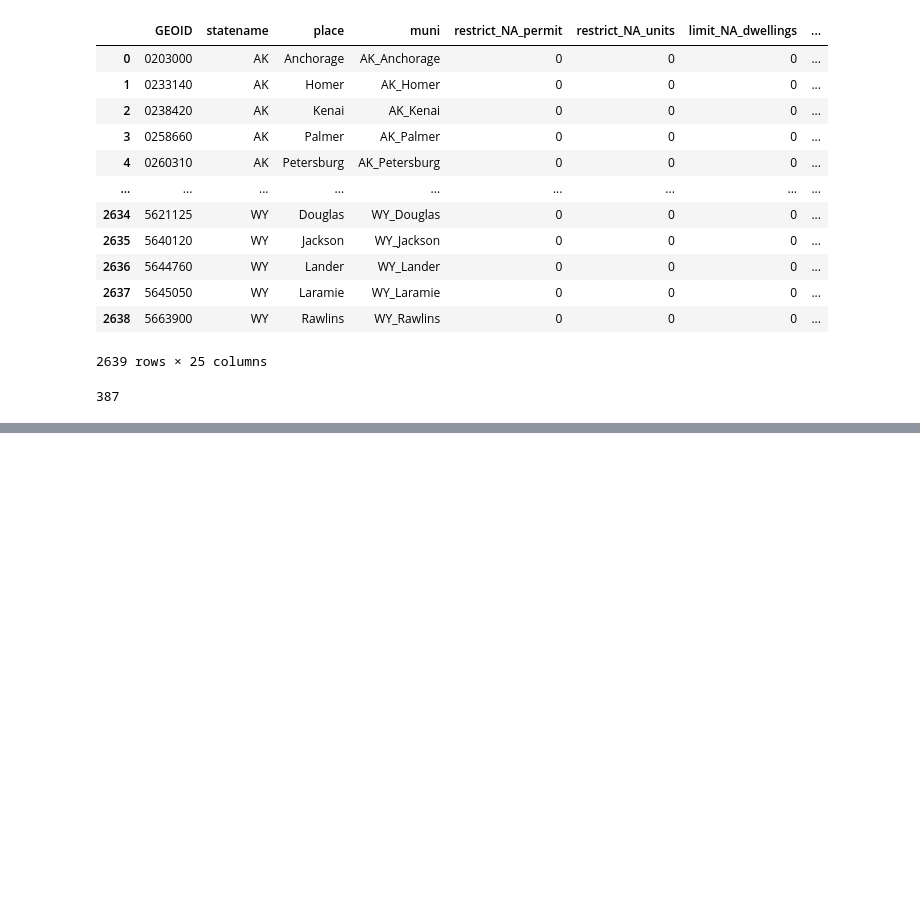
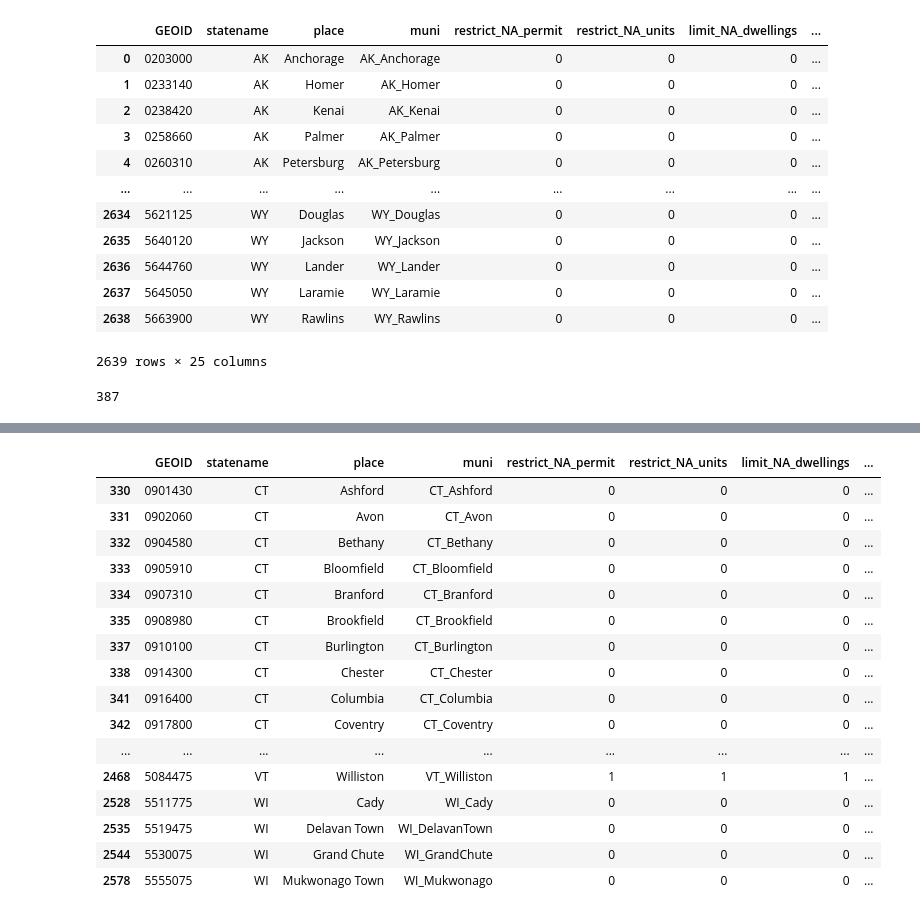
Before and after one commit to WilliamClintC/NZLUD_Checker, a Jupyter notebook: Mapper_aug12.ipynb, the cells around one changed output, grey strips where cells are left out. Cells and saved outputs as stored; diff of their text form; code cells hidden in the pictures; blank space fills up the shorter version.

```diff
--- a/Mapper_aug12.ipynb
+++ b/Mapper_aug12.ipynb
@@ -191,0 +261,30 @@ nan_rows
+# %%
+from IPython.display import HTML
+
+# Assuming nan_rows is a DataFrame
+html = nan_rows.to_html()
+
+# Display the DataFrame in a scrollable div
+HTML(f"""
+<div style="height: 400px; overflow: auto;">
+    {html}
+</div>
+""")
+# %% [output]
+|  | GEOID | statename | place | muni | restrict_NA_permit | restrict_NA_units | limit_NA_dwellings | ... |
+| 330 | 0901430 | CT | Ashford | CT_Ashford | 0 | 0 | 0 | ... |
+| 331 | 0902060 | CT | Avon | CT_Avon | 0 | 0 | 0 | ... |
+| 332 | 0904580 | CT | Bethany | CT_Bethany | 0 | 0 | 0 | ... |
+| 333 | 0905910 | CT | Bloomfield | CT_Bloomfield | 0 | 0 | 0 | ... |
+| 334 | 0907310 | CT | Branford | CT_Branford | 0 | 0 | 0 | ... |
+| 335 | 0908980 | CT | Brookfield | CT_Brookfield | 0 | 0 | 0 | ... |
+| 337 | 0910100 | CT | Burlington | CT_Burlington | 0 | 0 | 0 | ... |
+| 338 | 0914300 | CT | Chester | CT_Chester | 0 | 0 | 0 | ... |
+| 341 | 0916400 | CT | Columbia | CT_Columbia | 0 | 0 | 0 | ... |
+| 342 | 0917800 | CT | Coventry | CT_Coventry | 0 | 0 | 0 | ... |
+| ... | ... | ... | ... | ... | ... | ... | ... | ... |
+| 2468 | 5084475 | VT | Williston | VT_Williston | 1 | 1 | 1 | ... |
+| 2528 | 5511775 | WI | Cady | WI_Cady | 0 | 0 | 0 | ... |
+| 2535 | 5519475 | WI | Delavan Town | WI_DelavanTown | 0 | 0 | 0 | ... |
+| 2544 | 5530075 | WI | Grand Chute | WI_GrandChute | 0 | 0 | 0 | ... |
+| 2578 | 5555075 | WI | Mukwonago Town | WI_Mukwonago | 0 | 0 | 0 | ... |
```
Also changed, not shown: parts of 18 cells of this notebook, 3 other files.
